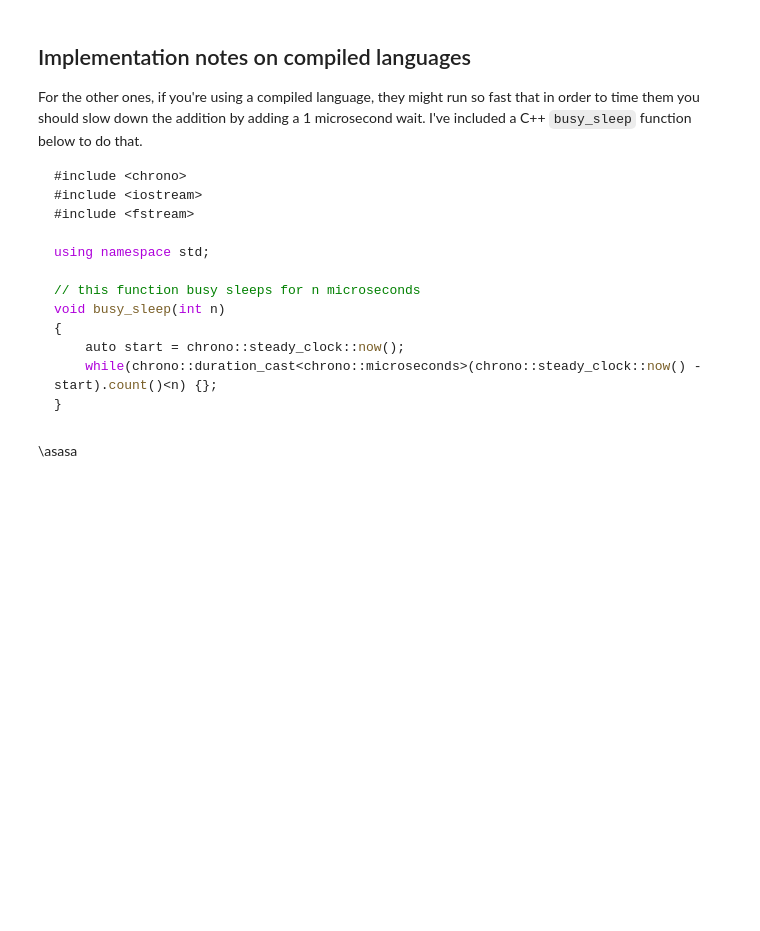
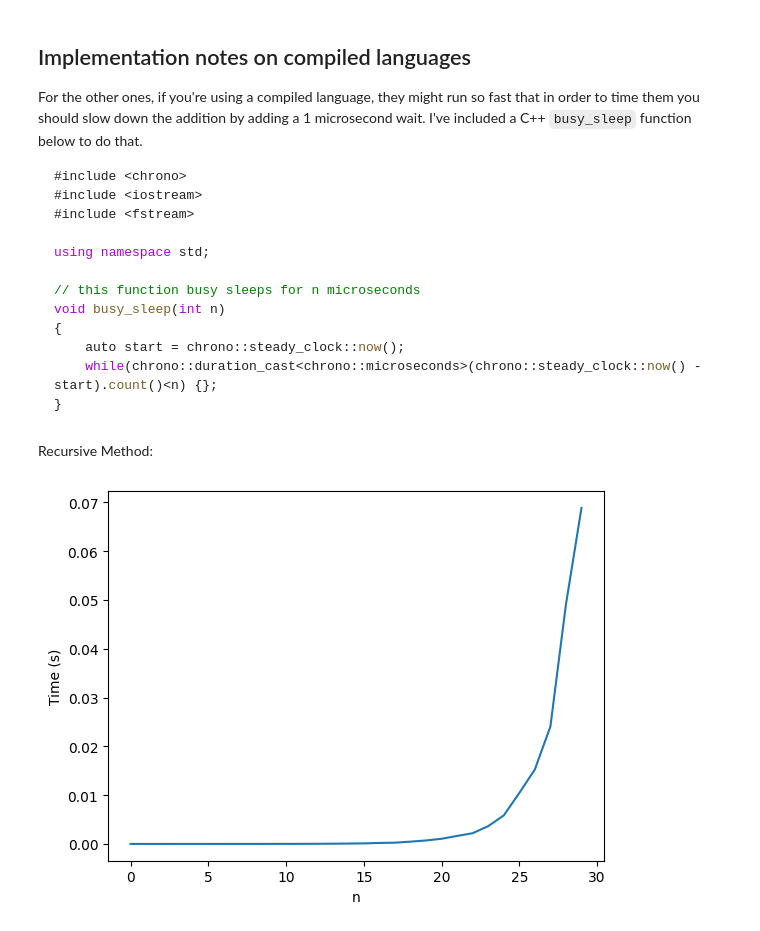
Before and after one commit to dnagasundhar-png/Discrete_Maths, a Jupyter notebook: week-1-class.ipynb, the cells around one changed output. Cells and saved outputs as stored; diff of their text form; code cells hidden in the pictures; blank space fills up the shorter version.

````diff
--- a/week-1-class.ipynb
+++ b/week-1-class.ipynb
@@ -60,26 +60,33 @@ void busy_sleep(int n)
     while(chrono::duration_cast<chrono::microseconds>(chrono::steady_clock::now() - start).count()<n) {};
 }
 ```
+# %% [markdown]
+Recursive Method:
 # %%
-# this first line is just used to make the plots appear nicely in the notebook
+
 %matplotlib inline
 import matplotlib.pyplot as plt
 import numpy as np
 import time
 
 def recursive(n):
-    time.sleep(0.001*n*n)
+    if n <= 2:
+      return 1
+
+    else:
+      return recursive(n-1) + recursive (n-2)
+
 
 def timeit(n):
-    start = time.time()
-    fake_function(n)
-    end = time.time()
+    start = time.perf_counter()
+    recursive(n)
+    end = time.perf_counter()
     return end-start
 
-N = [0, 10, 20, 30, 40, 50]
+N = [i for i in range(30)]
 T = [timeit(n) for n in N]
 plt.plot(N, T)
 plt.xlabel('n')
 plt.ylabel('Time (s)');
+# %% [output]
+[figure, added]
-# %% [markdown]
-\asasa
````
Also changed, not shown: parts of 9 cells of this notebook.
